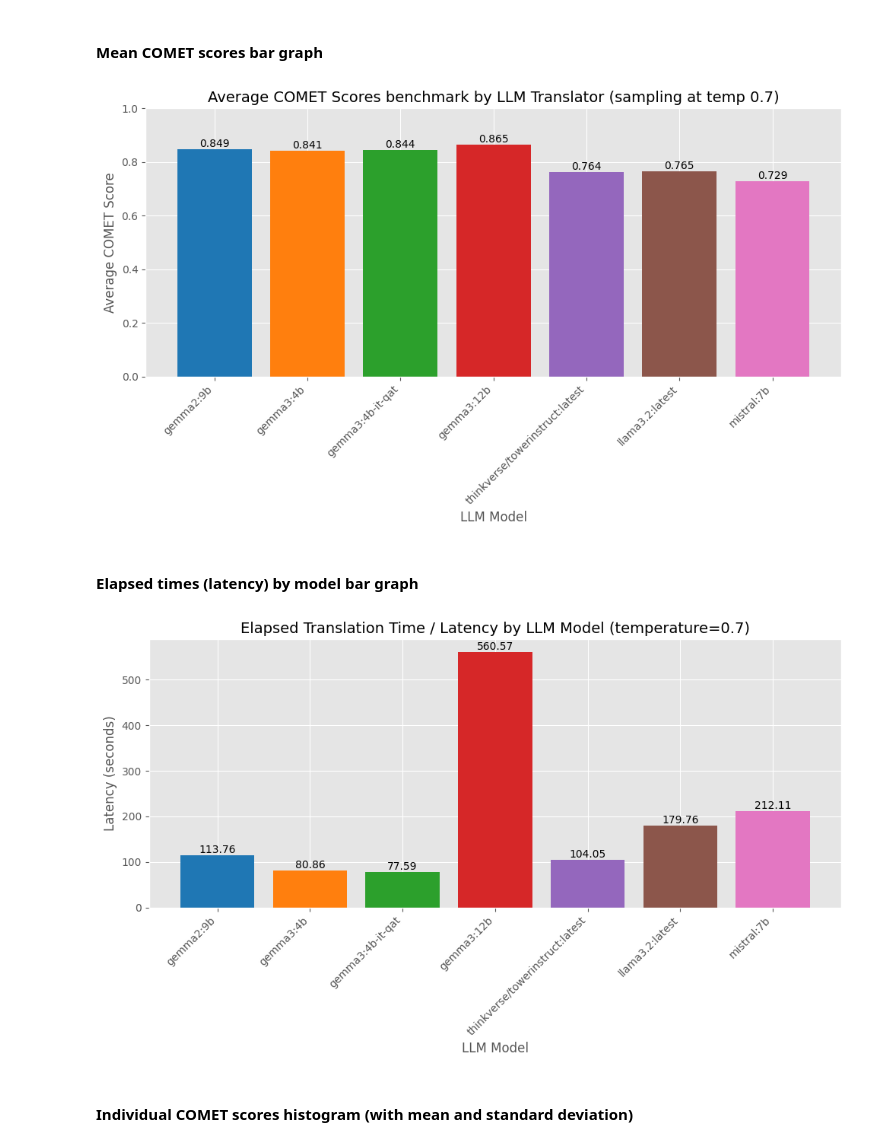
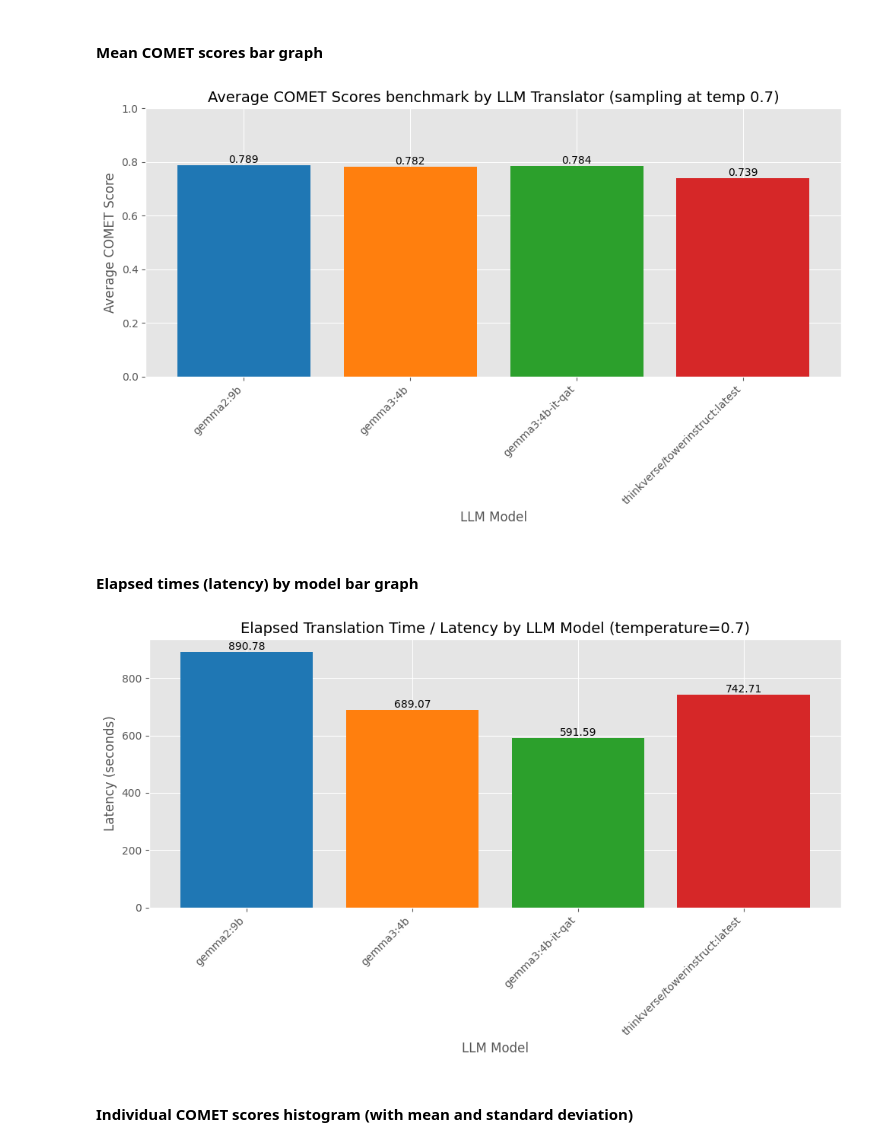
Before and after one commit to jmura84/FOREO_AI_Engineering, a Jupyter notebook: notebooks/llms_evaluation_biggercorpus.ipynb, the cells around one changed output. Cells and saved outputs as stored; diff of their text form; code cells hidden in the pictures.

```diff
--- a/notebooks/llms_evaluation_biggercorpus.ipynb
+++ b/notebooks/llms_evaluation_biggercorpus.ipynb
@@ -65,7 +65,9 @@ Device detected: NVIDIA GeForce RTX 4070 SUPER
 
 # models = ["gemma3:4b", "gemma3:12b", "thinkverse/towerinstruct:latest", "llama3.2:latest", "qwen3:8b", "mistral:7b", "deepseek-r1:8b"]
 
-models = ["gemma2:9b", "gemma3:4b", "gemma3:4b-it-qat", "gemma3:12b", "thinkverse/towerinstruct:latest", "llama3.2:latest", "mistral:7b"]
+# models = ["gemma2:9b", "gemma3:4b", "gemma3:4b-it-qat", "gemma3:12b", "thinkverse/towerinstruct:latest", "llama3.2:latest", "mistral:7b"]
+
+models = ["gemma2:9b", "gemma3:4b", "gemma3:4b-it-qat", "thinkverse/towerinstruct:latest"]
 
 
 # Unbabel towerinstruct has 7b parameters, and llama 3.2 has 3b. I got rid of Qwen and DeepSeek because they were extremely slow.
@@ -149,9 +151,9 @@ logging.getLogger("httpx").setLevel(logging.WARNING)
 logging.getLogger("langchain.llms").setLevel(logging.WARNING)
 # %%
 # Path to the source CSV and the one with the LLM translations:
-csv_file = "../data/testing/csv/testing_segments.csv"
-output_file = "../data/testing/csv/testing_segments_translated_temp07.csv"
-elapsed_time_csv = "../data/testing/csv/elapsed_times_temp07.csv"
+csv_file = "../data/corpus/csv/merged_foreo.csv"
+output_file = "../data/corpus/csv/biggercorpus_segments_translated_temp07.csv"
+elapsed_time_csv = "../data/corpus/csv/elapsed_times_temp07.csv"
 
 # Load the base DataFrame:
 df_base = pd.read_csv(csv_file)
@@ -222,9 +233,9 @@ def comet_score(df: pd.DataFrame, model_name: str) -> Tuple[float, list]:
 
     return result_mean, individual_scores
 # %%
-data = pd.read_csv("../data/testing/csv/testing_segments_translated_temp07.csv")
-output_mean_scores_file = "../data/testing/csv/mean_comet_scores_testing_temp07.csv"
-output_individual_scores_file = "../data/testing/csv/individual_comet_scores_testing_temp07.csv"
+data = pd.read_csv("../data/corpus/csv/biggercorpus_segments_translated_temp07.csv")
+output_mean_scores_file = "../data/corpus/csv/mean_comet_scores_biggercorpus_temp07.csv"
+output_individual_scores_file = "../data/corpus/csv/individual_comet_scores_biggercorpus_temp07.csv"
 
 
 df = pd.DataFrame(data)
@@ -613,12 +591,12 @@ for bar in bars:
 plt.tight_layout()
 plt.show()
 # %% [output]
-[figure, old version]
+[figure, new version]
 # %% [markdown]
 #### Elapsed times (latency) by model bar graph
 # %%
 # Load the CSV file containing the elapsed times:
-elapsed_time_df = pd.read_csv("../data/testing/csv/elapsed_times_temp07.csv")
+elapsed_time_df = pd.read_csv("../data/corpus/csv/elapsed_times_temp07.csv")
 
 # If the CSV has models as column names (one row of values), transpose it:
 if elapsed_time_df.shape[0] == 1:
@@ -635,34 +613,34 @@ plt.style.use('ggplot')
 # Draw the bar chart showing latency per model:
 bars = plt.bar(
     elapsed_time_df["Model"],
     elapsed_time_df["Elapsed_Time"],
     color=colors[:len(elapsed_time_df)]
 )
 
 # Add title and axis labels:
 plt.title('Elapsed Translation Time / Latency by LLM Model (temperature=0.7)', fontsize=14)
 plt.xlabel('LLM Model')
 plt.ylabel('Latency (seconds)')
 
 # Rotate model names for better readability:
 plt.xticks(rotation=45, ha='right')
 
 # Display elapsed time value on top of each bar:
 for bar in bars:
     yval = bar.get_height()
     plt.text(
         bar.get_x() + bar.get_width() / 2,
         yval,
         f'{yval:.2f}',
         ha='center',
         va='bottom'
     )
 
 # Adjust layout and display the chart:
 plt.tight_layout()
 plt.show()
 # %% [output]
-[figure, old version]
+[figure, new version]
 # %% [markdown]
 #### Individual COMET scores histogram (with mean and standard deviation)
 # %%
```
Also changed, not shown: parts of 13 cells of this notebook, 8 other files.
